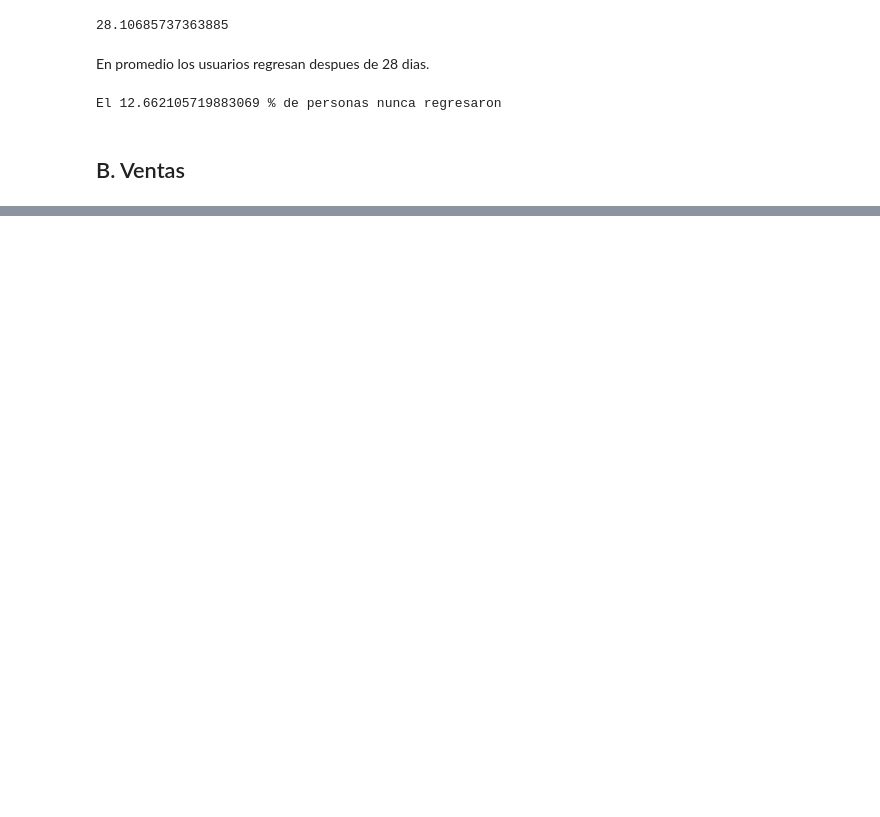
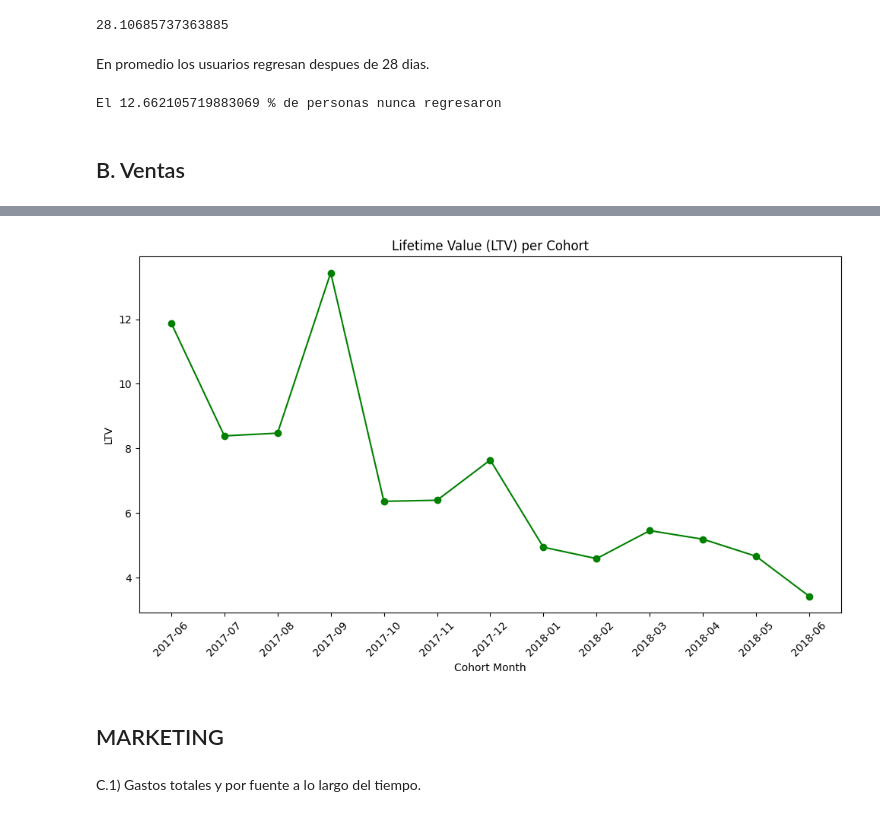
Before and after one commit to elias-135/pset-4, a Jupyter notebook: notebooks/PSet4_Showz_Marketing.ipynb, the cells around one changed output, grey strips where cells are left out. Saved outputs shown, nothing was run; the diff lists cells and outputs as text; code cells hidden in the pictures; blank space fills up the shorter version.

```diff
--- a/notebooks/PSet4_Showz_Marketing.ipynb
+++ b/notebooks/PSet4_Showz_Marketing.ipynb
@@ -372,0 +473,6 @@ visitas_full['edad_meses'] (visitas_full['sesion_mes'] - visitas_full['primera_s
+# %%
+orders['cohort_month'] = orders.groupby('uid')['buy_ts'].transform('min').dt.to_period('M')
+cohort_revenue = orders.groupby(['cohort_month', 'uid']).agg({'revenue': 'sum'}).reset_index()
+ltv_table = cohort_revenue.groupby('cohort_month').agg(total_revenue=('revenue', 'sum'),num_users=('uid', 'nunique')).reset_index()
+ltv_table['LTV'] = ltv_table['total_revenue'] / ltv_table['num_users']
+ltv_table
@@ -372,0 +494,18 @@ visitas_full['edad_meses'] (visitas_full['sesion_mes'] - visitas_full['primera_s
+# %%
+plt.figure(figsize=(10, 6))
+plt.plot(ltv_table['cohort_month'].astype(str), ltv_table['LTV'], marker='o', color='g')
+
+plt.title('Lifetime Value (LTV) per Cohort')
+plt.xlabel('Cohort Month')
+plt.ylabel('LTV')
+
+plt.xticks(rotation=45)
+
+plt.tight_layout()
+plt.show()
+# %% [output]
+[figure, added]
+# %% [markdown]
+## MARKETING
+# %% [markdown]
+C.1) Gastos totales y por fuente a lo largo del tiempo.
```
Also changed, not shown: parts of 72 cells of this notebook, 1 other file.
